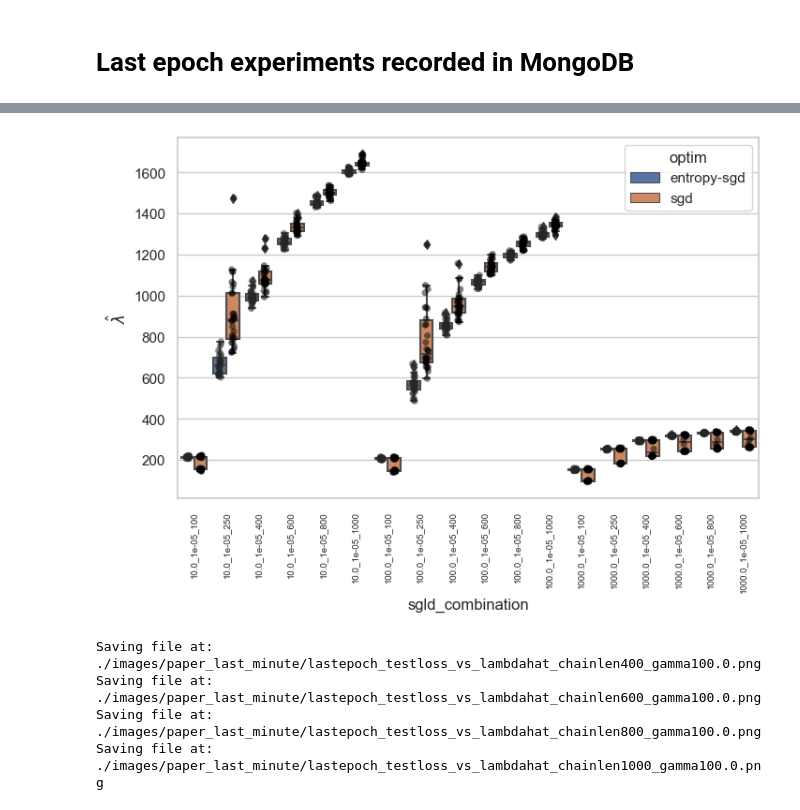
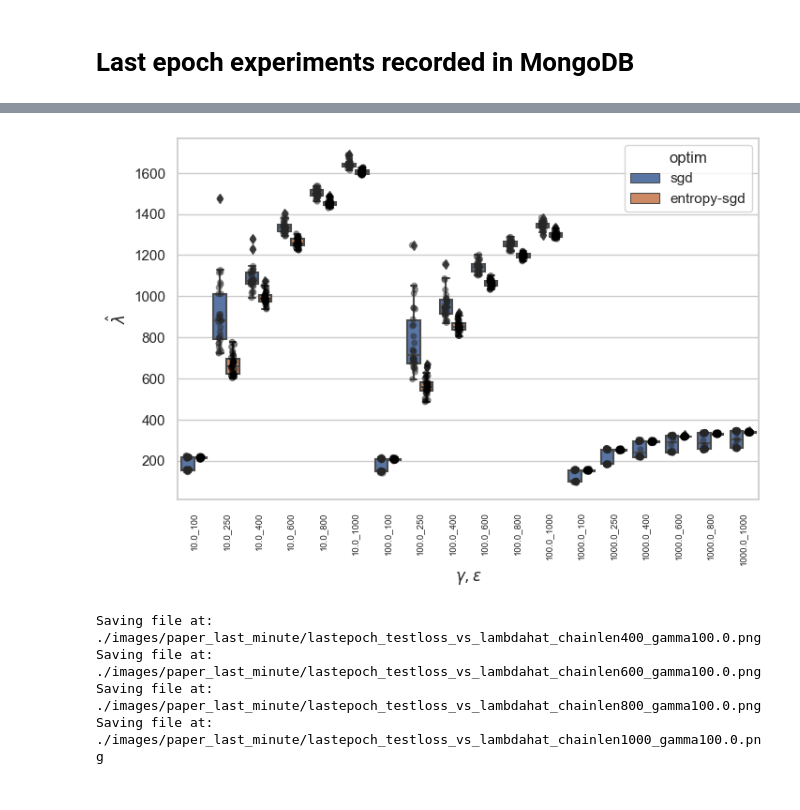
Before and after one commit to edmundlth/local_learning_coefficient_estimation, a Jupyter notebook: plot_mnist_expt.ipynb, the cells around one changed output, grey strips where cells are left out. Drawn from its saved outputs; the diff is of its cells as text; code cells hidden in the pictures.

```diff
--- a/plot_mnist_expt.ipynb
+++ b/plot_mnist_expt.ipynb
@@ -403,7 +403,10 @@ df = list(collection.find({"status": "COMPLETED", "config.seed": 49}, projection
 # Convert to a pandas DataFrame
 df = pd.DataFrame(df)
 df.dropna(axis=0, how="any")
-df = df.sort_values(["sgld_gamma", "sgld_num_iter", "sgld_epsilon"])
+df = df.sort_values(
+    ["sgld_gamma", "sgld_num_iter", "sgld_epsilon", "optim"],
+    ascending=[1, 1, 1, 0]
+    )
 print(df.shape)
 df.head()
 # %% [output]
@@ -417,12 +420,15 @@ df.head()
 # %%
 # Combine the three columns into one for the x-axis
-df['sgld_combination'] = df['sgld_gamma'].astype(str) + '_' + df['sgld_epsilon'].astype(str) + '_' + df['sgld_num_iter'].astype(str)
+key = '$\gamma, \epsilon$'
+df[key] = df['sgld_gamma'].astype(str) + '_' + df['sgld_num_iter'].astype(str) #+ '_' + df['sgld_epsilon'].astype(str)
+assert len(set(df["sgld_epsilon"])) == 1
 # dfx = df[df["sgld_gamma"] > 500]
 dfx = df
 fig, ax = plt.subplots(figsize=(8, 5))
 
-sns.boxplot(x='sgld_combination', y='lambdahat', hue='optim', data=dfx, ax=ax)
-sns.stripplot(x='sgld_combination', y='lambdahat', hue='optim', data=dfx, dodge=True, ax=ax, palette="dark:black", alpha=0.5, legend=False)
+sns.boxplot(x=key, y='lambdahat', hue='optim', data=dfx, ax=ax)
+sns.stripplot(x=key, y='lambdahat', hue='optim', data=dfx, dodge=True, ax=ax, palette="dark:black", alpha=0.5, legend=False)
+
 ax.set_xticklabels(ax.get_xticklabels(), rotation=ROTATION, fontsize=7);
 # ax.set_yscale('log');
 ax.set_ylabel("$\hat{\lambda}$")
@@ -433,4 +440,4 @@ Saving file at: ./images/paper_last_minute/lastepoch_lambdahat_boxplot.png
-[figure, old version]
+[figure, new version]
 # %%
 for chain_len, gamma in [(400, 100.0), (600, 100.0), (800, 100.0), (1000, 100.0)]:
     fig, ax = plt.subplots(1, 1, figsize=(5, 5))
```
Also changed, not shown: parts of 2 cells of this notebook, 7 other files.
